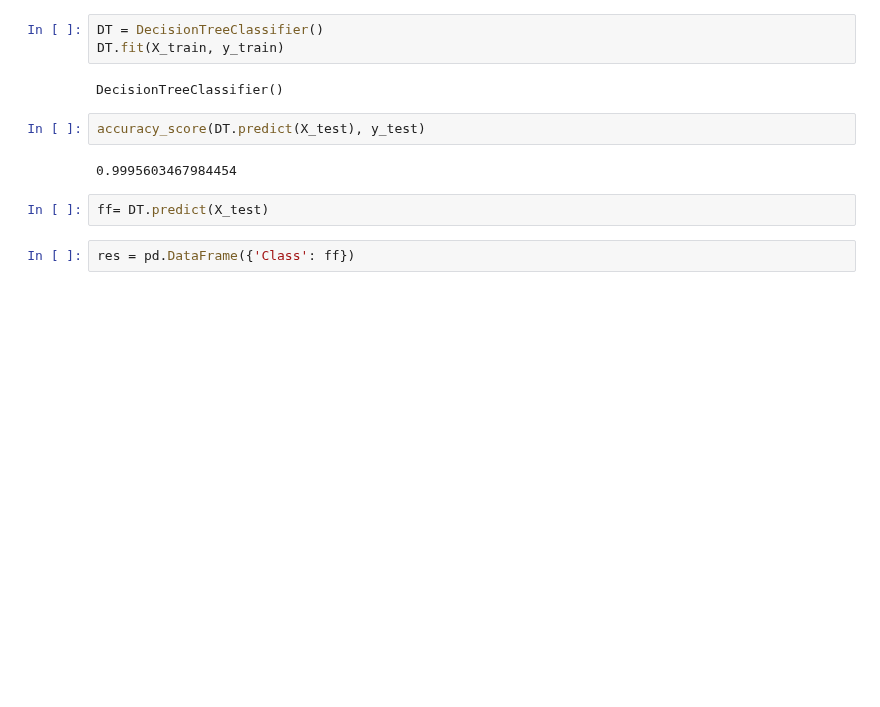
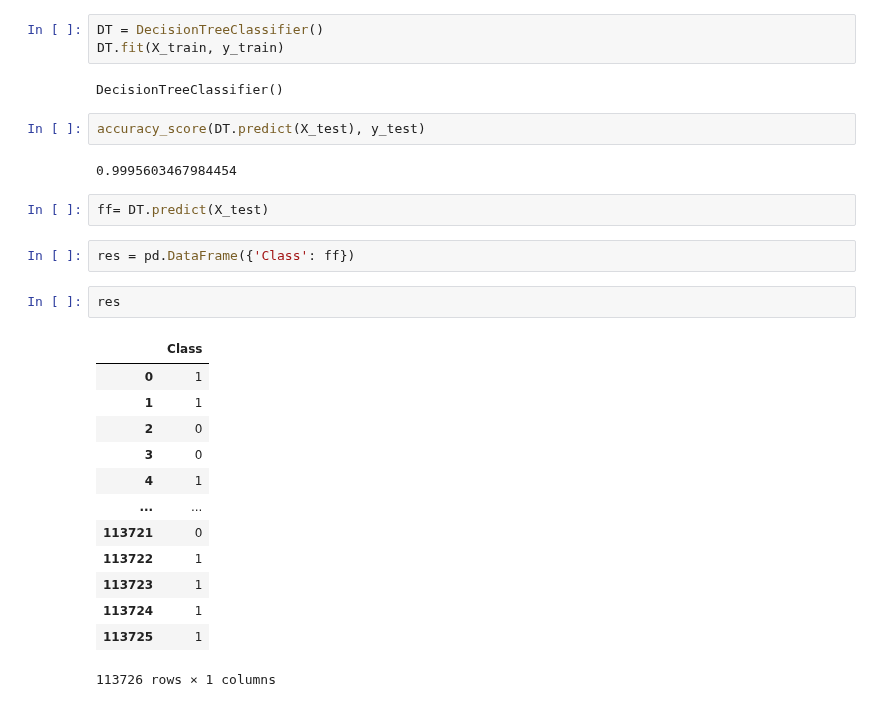
Before and after one commit to rlmrezende/Credit-Card-Fraud-Detection, a Jupyter notebook: main.ipynb, the cells around one changed output. Cells and saved outputs as stored; diff of their text form; blank space fills up the shorter version.

```diff
--- a/main.ipynb
+++ b/main.ipynb
@@ -208,3 +208,19 @@ accuracy_score(DT.predict(X_test), y_test)
 ff= DT.predict(X_test)
 # %%
 res = pd.DataFrame({'Class': ff})
+# %%
+res
+# %% [output]
+|  | Class |
+| 0 | 1 |
+| 1 | 1 |
+| 2 | 0 |
+| 3 | 0 |
+| 4 | 1 |
+| ... | ... |
+| 113721 | 0 |
+| 113722 | 1 |
+| 113723 | 1 |
+| 113724 | 1 |
+| 113725 | 1 |
+113726 rows × 1 columns
```
